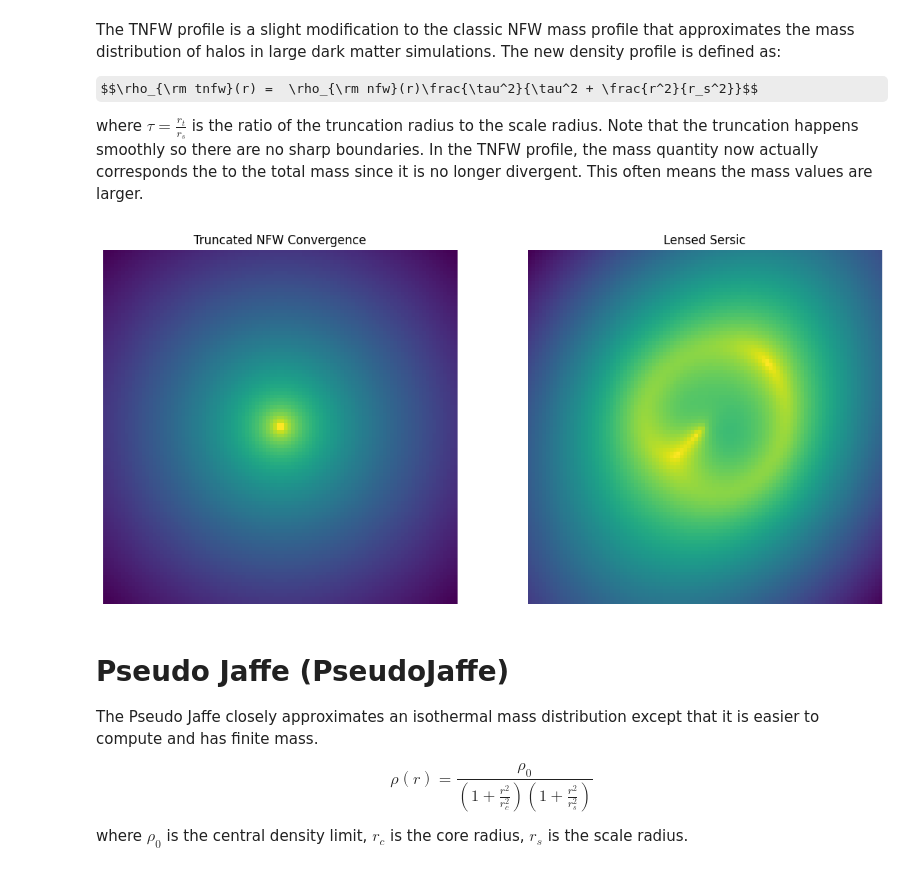
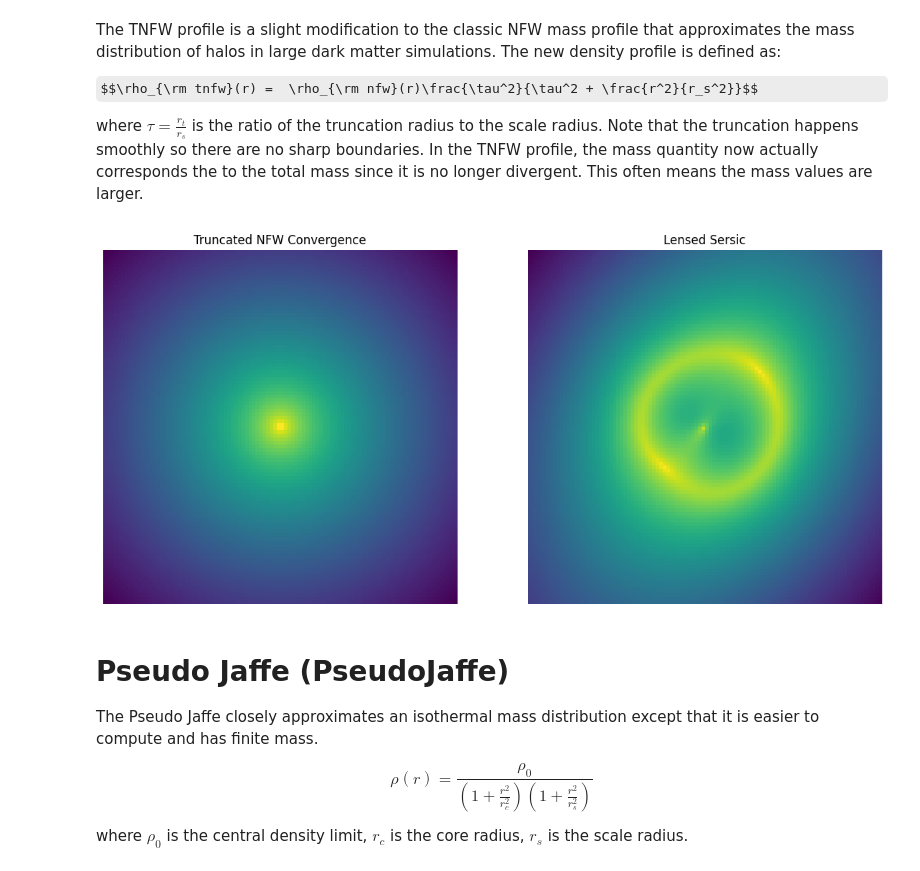
Before and after one commit to Ciela-Institute/caustics-tutorials, a Jupyter notebook: tutorials/LensZoo.ipynb, the cells around one changed output. Saved outputs shown, nothing was run; the diff lists cells and outputs as text; code cells hidden in the pictures; some formulas as TeX source.

```diff
--- a/tutorials/LensZoo.ipynb
+++ b/tutorials/LensZoo.ipynb
@@ -201,25 +201,25 @@ where $\tau = \frac{r_t}{r_s}$ is the ratio of the truncation radius to the scal
 # %%
 lens = caustic.lenses.TNFW(
     cosmology = cosmology,
     name = "tnfw",
     x0 = torch.tensor(0.),
     y0 = torch.tensor(0.),
-    m = torch.tensor(1.3e14),
-    c = torch.tensor(20.),
-    t = torch.tensor(3.),
+    mass = torch.tensor(1e12),
+    scale_radius = torch.tensor(1.),
+    tau = torch.tensor(3.),
 )
 sim = Zoo_Sim(lens)
 fig, axarr = plt.subplots(1,2, figsize = (14,7))
 convergence = avg_pool2d(lens.convergence(thx, thy, z_s, z_l).squeeze()[None, None], upsample_factor).squeeze()
 axarr[0].imshow(np.log10(convergence.numpy()), origin = "lower")
 axarr[0].axis("off")
 axarr[0].set_title("Truncated NFW Convergence")
 axarr[1].imshow(np.log10(sim([z_l]).numpy()), origin = "lower")
 axarr[1].axis("off")
 axarr[1].set_title("Lensed Sersic")
 plt.show()
 # %% [output]
-[figure, old version]
+[figure, new version]
 # %% [markdown]
 # Pseudo Jaffe (PseudoJaffe)
 
```
